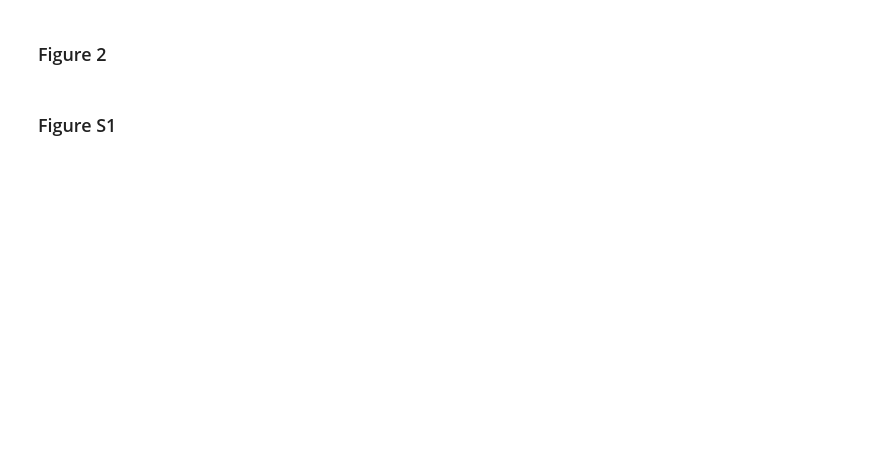
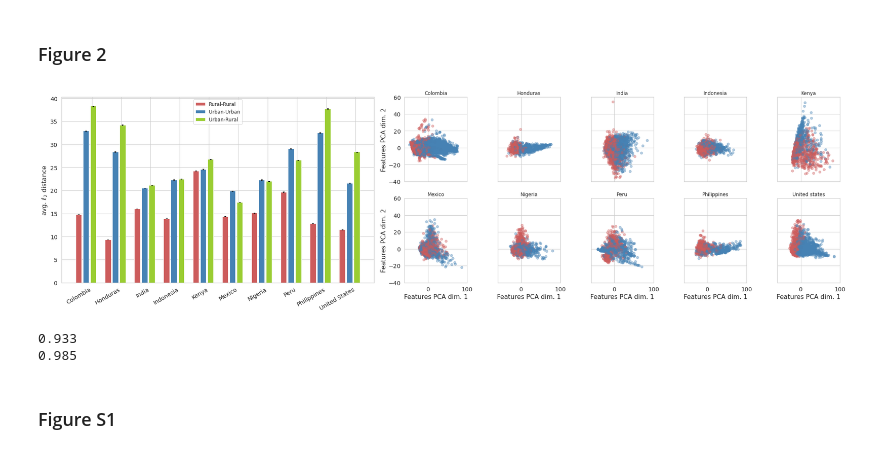
Before and after one commit to emilylaiken/satellite-fairness-replication, a Jupyter notebook: 2d_satellite_figures_tables.ipynb, the cells around one changed output. Drawn from its saved outputs; the diff is of its cells as text; code cells hidden in the pictures; blank space fills up the shorter version.

Commit message:
sat plotting done still need to fix table at top of nb

```diff
--- a/2d_satellite_figures_tables.ipynb
+++ b/2d_satellite_figures_tables.ipynb
@@ -123,6 +123,8 @@ other_country_names = ['US','Mexico', 'India']
 
 all_country_names = np.sort([x.lower() for x in dhs_country_names + other_country_names])
 print(all_country_names)
+
+
 for c,country in enumerate(all_country_names):
 
     # 1. read in data
@@ -140,14 +142,15 @@ for c,country in enumerate(all_country_names):
     print(features_fname)
 
     feats_df = pd.read_csv(features_fname)
-    rural_df = pd.read_csv(labels_fname)[merge_keys+['rural',pov_key]]
+    rural_df = pd.read_csv(labels_fname, low_memory=False)[merge_keys+['rural',pov_key]]
     df = pd.merge(feats_df, rural_df, how='inner', on=merge_keys)
 
     # subset india because it's so big
+    # note: this means India will look different each time in this plot
     if country.lower() == 'india':
         n_instances_per_group_india = 2000
         df = df.groupby('rural', group_keys=False).apply(lambda x: x.sample(n_instances_per_group_india,
-                                                                       replace=False))
+                                                                            replace=False))
 
 
     nfeats = 4000
@@ -210,8 +221,7 @@ stderr_dfs = []
 def compute_se(x):
     return np.std(x) / np.sqrt(len(x))
 
-for c,country in enumerate(dhs_country_names):
-    print(c)
+for c,country in enumerate(all_country_names):
     mean_dfs.append(pd.DataFrame([[country.capitalize(),
                               np.mean(dists_by_urban_rural_all[c]['rural_rural']),
                               np.mean(dists_by_urban_rural_all[c]['urban_urban']),
@@ -257,7 +265,7 @@ dhs_country_names
+# %%
+all_country_names = [str(x) for x in all_country_names]
+all_country_names[-1] = 'united states'
 # %%
-
-all_country_names = dhs_country_names
-
 sns.set(font_scale=1.3, style='whitegrid')
 
 
@@ -275,43 +283,44 @@ barplot_dists(mean_dfs_all, stderr_dfs_all, all_country_names=all_country_names,
               #r'$\bf{(A)}$ average distance between pairs of MOSAIKS features'
              )
 
-for c,country in enumerate(dhs_country_names):
-    #print(country)
+for c,country in enumerate(all_country_names):
     axc = axd[f'pca_{c}']
     [X_pca_shuffled, rurals_shuffled] = co_shuffle_instances([pcas[c],rurals[c]])
 
     plot_pca(X_pca_shuffled, rurals_shuffled, ax=axc)
 
 
-for c in range(len(dhs_country_names)):
-    print(c)
+for c in range(len(all_country_names)):
     axc = axd[f'pca_{c}']
     if c % 5 != 0:
         axc.set_yticklabels('')
     if c < 5:
         axc.set_xticklabels('')
 
     if c % 5 == 0:
-        print(c)
         axc.set_ylabel('Features PCA dim. 2')
         axd['pca_0'].set_ylabel('Features PCA dim. 2')
 
     if c >= 5:
         axc.set_xlabel('Features PCA dim. 1')
 
     axc.set_xlim(-60,100)
     axc.set_ylim(-40,60)
 
-
     axc.set_title(all_country_names[c].capitalize(), fontsize=12)
 
 fig.tight_layout()
 
 if save_fig:
     plt.savefig(f'{fig_dir}/Figure_2.png',dpi=500, bbox_inches="tight")
+# %% [output]
+[figure, added]
 # %%
 print(np.array(explained_variance_ratios).sum(axis=1).min().round(3))
-print(np.array(explained_variance_ratios).sum(axis=1).max().round(4))
+print(np.array(explained_variance_ratios).sum(axis=1).max().round(3))
+# %% [output]
+0.933
+0.985
 # %% [markdown]
 ### Figure S1
 # %%
```
Also changed, not shown: parts of 4 cells of this notebook.
